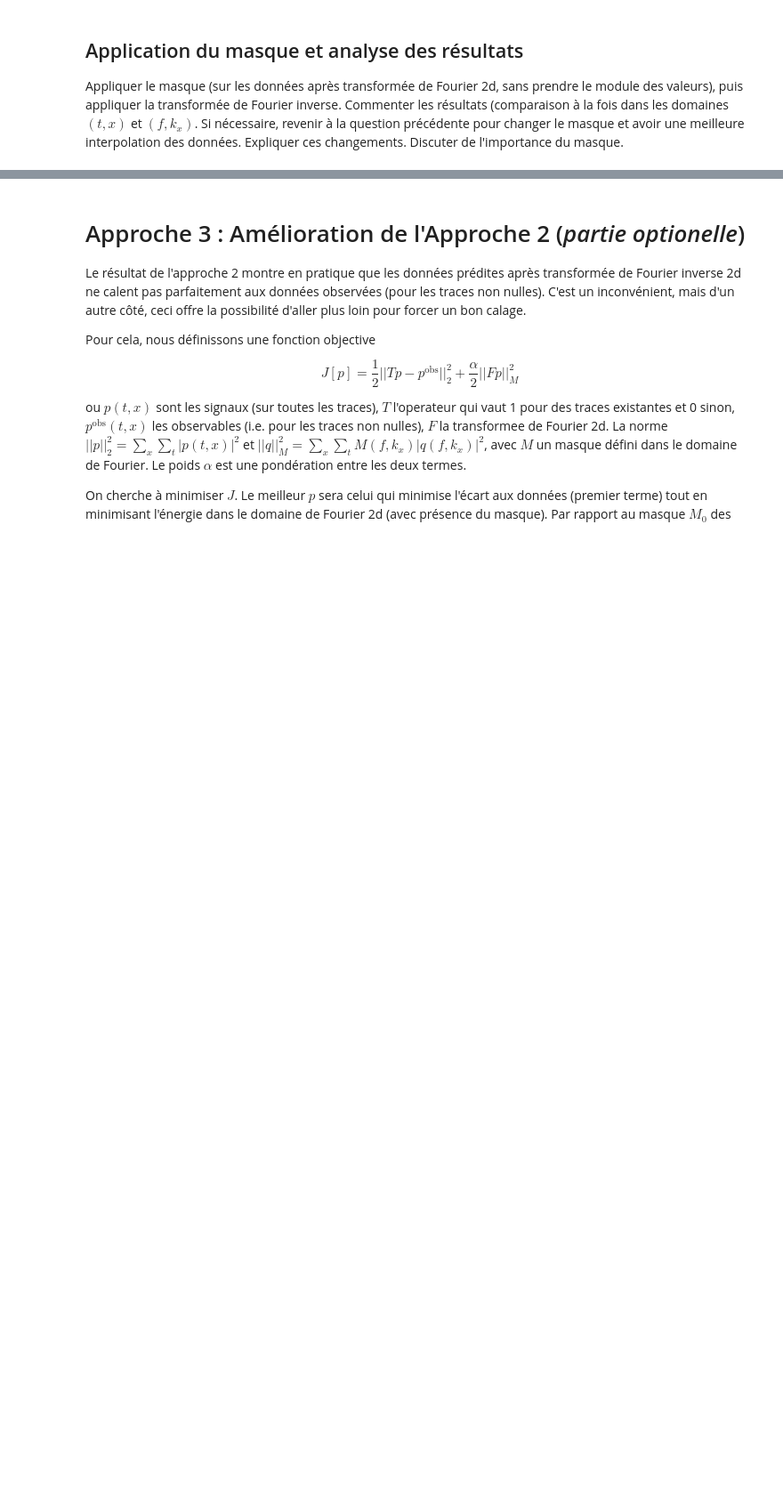
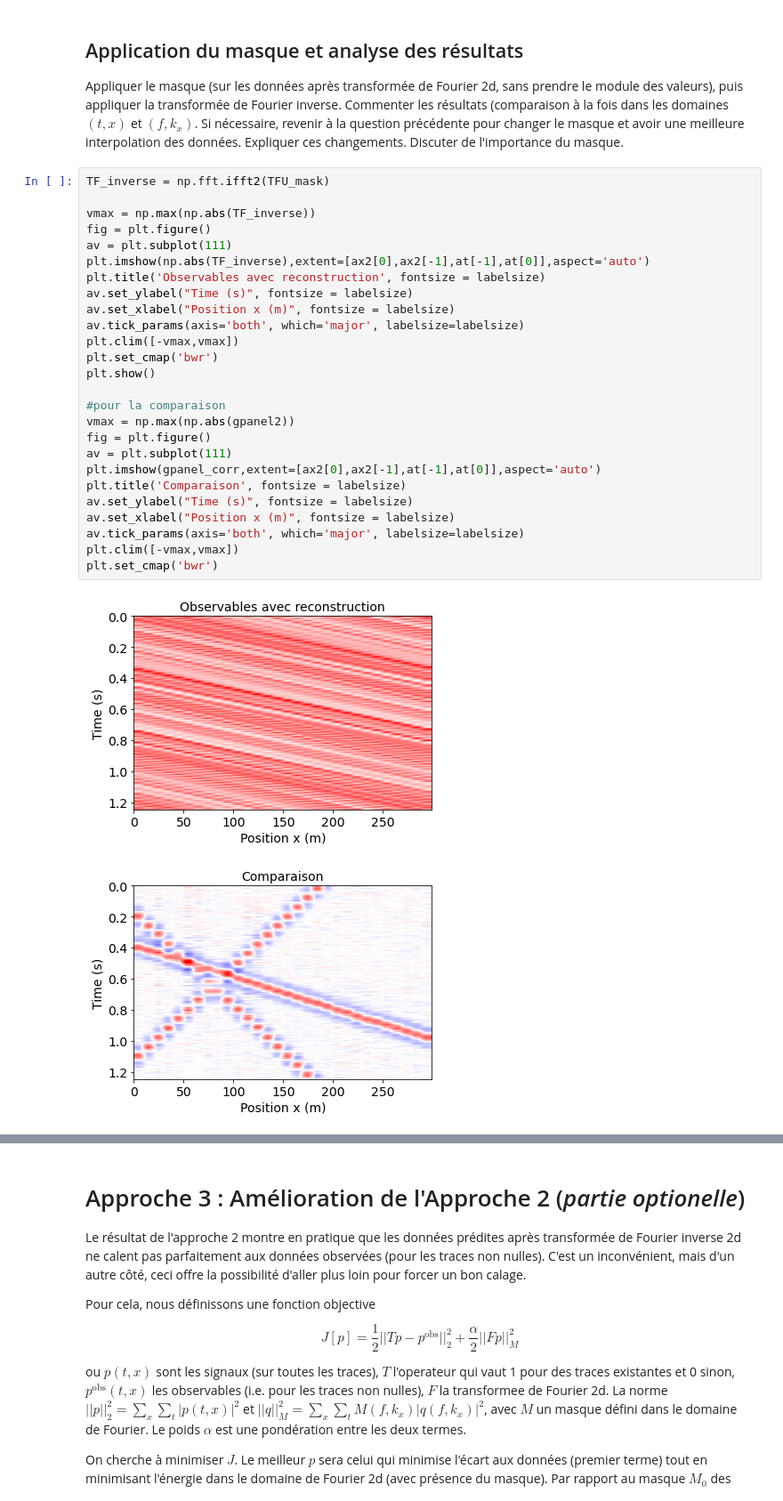
Before and after one commit to climberlenny/mini_projet_interpolation, a Jupyter notebook: mini_projet_interpolation/mini_projet_groupe3.ipynb, the cells around one changed output, grey strips where cells are left out. Shown at 89% size. Saved outputs shown, nothing was run; the diff lists cells and outputs as text; blank space fills up the shorter version.

```diff
--- a/mini_projet_interpolation/mini_projet_groupe3.ipynb
+++ b/mini_projet_interpolation/mini_projet_groupe3.ipynb
@@ -515,3 +569,32 @@ On voit apparaître 3 pics pour 3 pentes. Dont une pente négative correspondant
 # %% [markdown]
 ## Application du masque et analyse des résultats
 Appliquer le masque (sur les données après transformée de Fourier 2d, sans prendre le module des valeurs), puis appliquer la transformée de Fourier inverse. Commenter les résultats (comparaison à la fois dans les domaines $(t,x)$ et $(f,k_x)$. Si nécessaire, revenir à la question précédente pour changer le masque et avoir une meilleure interpolation des données. Expliquer ces changements. Discuter de l'importance du masque.
+# %%
+TF_inverse = np.fft.ifft2(TFU_mask)
+
+vmax = np.max(np.abs(TF_inverse))
+fig = plt.figure()
+av = plt.subplot(111)
+plt.imshow(np.abs(TF_inverse),extent=[ax2[0],ax2[-1],at[-1],at[0]],aspect='auto')
+plt.title('Observables avec reconstruction', fontsize = labelsize)
+av.set_ylabel("Time (s)", fontsize = labelsize)
+av.set_xlabel("Position x (m)", fontsize = labelsize)
+av.tick_params(axis='both', which='major', labelsize=labelsize)
+plt.clim([-vmax,vmax])
+plt.set_cmap('bwr')
+plt.show()
+
+#pour la comparaison
+vmax = np.max(np.abs(gpanel2))
+fig = plt.figure()
+av = plt.subplot(111)
+plt.imshow(gpanel_corr,extent=[ax2[0],ax2[-1],at[-1],at[0]],aspect='auto')
+plt.title('Comparaison', fontsize = labelsize)
+av.set_ylabel("Time (s)", fontsize = labelsize)
+av.set_xlabel("Position x (m)", fontsize = labelsize)
+av.tick_params(axis='both', which='major', labelsize=labelsize)
+plt.clim([-vmax,vmax])
+plt.set_cmap('bwr')
+# %% [output]
+[figure, added]
+[figure, added]
```
Also changed, not shown: parts of 7 cells of this notebook, 1 other file.
